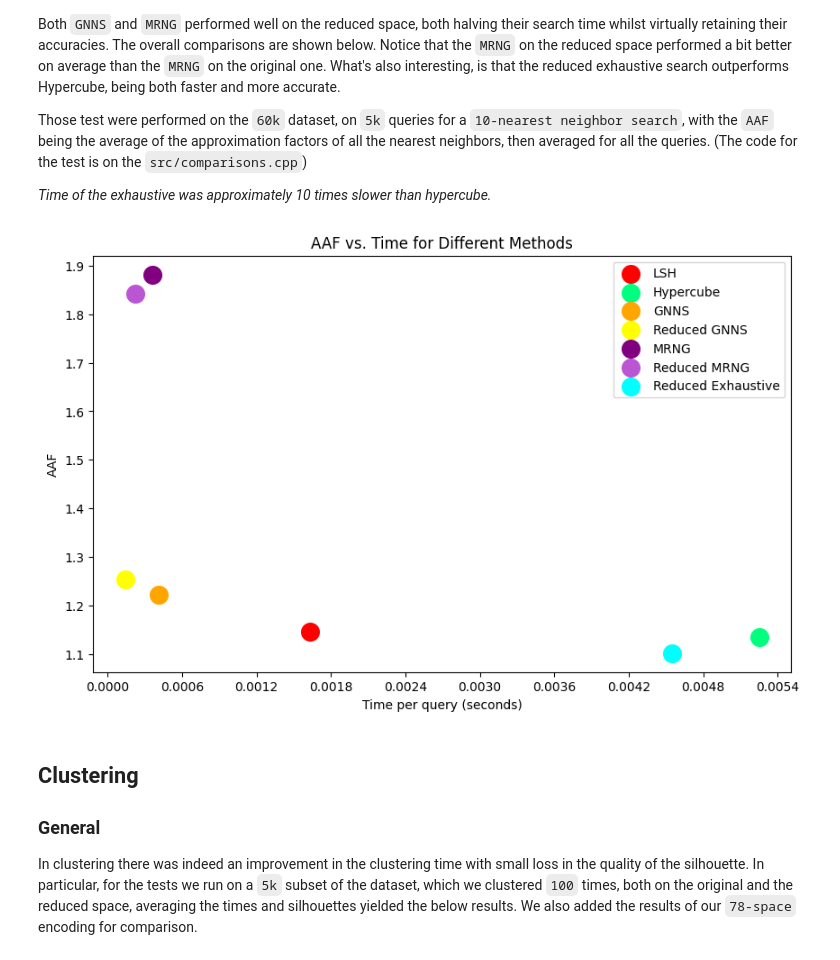
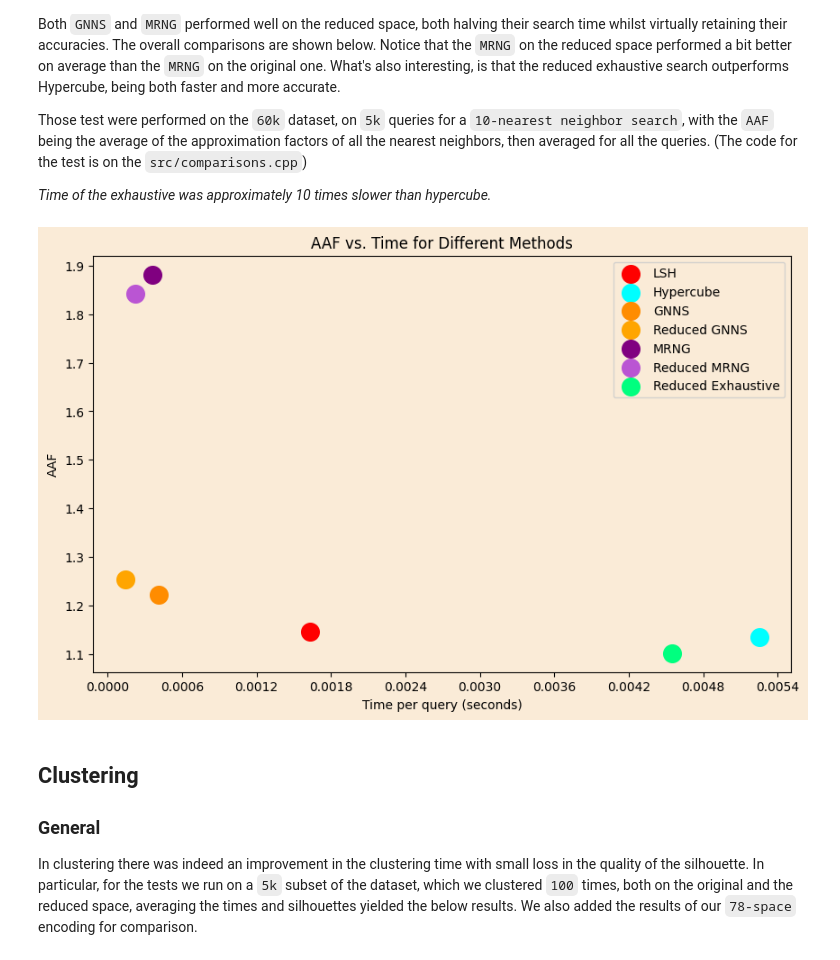
Before and after one commit to UpTheShipCreek/Project2023, a Jupyter notebook: Assignment_3/Comparisons.ipynb, the cells around one changed output. Saved outputs shown, nothing was run; the diff lists cells and outputs as text; code cells hidden in the pictures.

```diff
--- a/Assignment_3/Comparisons.ipynb
+++ b/Assignment_3/Comparisons.ipynb
@@ -17,6 +17,8 @@ This combination on the reduced space is has a max factor of `1.9` compared to t
 Both the `GNNS` and the `MRNG` initializations were significantly faster on the reduced space; `GNNS` was faster because of the faster `LSH` and `MRNG` was faster either because of the faster `LSH` or just because of the faster Eucledean distances, depending on the approach. The times for the for the `60k` dataset are shown below.
 # %%
 import matplotlib.pyplot as plt
+
+plot_colour = 'antiquewhite'
 
 # Data
 algorithms = ['GNNS', 'MRNG']
@@ -28,14 +30,16 @@ bar_width = 0.35
 
 # Set up figure and axes
 fig, ax = plt.subplots(figsize=(10, 6))
+fig.set_facecolor(plot_colour)
+ax.set_facecolor(plot_colour)
 
 # Bar positions
 original_positions = range(len(algorithms))
 reduced_positions = [pos + bar_width for pos in original_positions]
 
 # Plot bars with different colors for each step
-original_bars = ax.bar(original_positions, original_times, width=bar_width, label='Original', color=['gold','mediumorchid'])
-reduced_bars = ax.bar(reduced_positions, reduced_times, width=bar_width, label='Reduced', color=['khaki','plum'])
+original_bars = ax.bar(original_positions, original_times, width=bar_width, color=['darkorange','mediumorchid'])
+reduced_bars = ax.bar(reduced_positions, reduced_times, width=bar_width, color=['orange','plum'])
 
 # Add labels, title, and legend
 ax.set_xlabel('Algorithms')
@@ -59,42 +64,39 @@ Those test were performed on the `60k` dataset, on `5k` queries for a `10-neares
 # %%
 import matplotlib.pyplot as plt
 from matplotlib.ticker import MaxNLocator
-
-# True Exhaustive: 0.048623
-# LSH: 0.001629 AAF: 1.146147
-# Hypercube: 0.005254 AAF: 1.134367
-# GNNS: 0.000409 AAF: 1.222639
-# MRNG: 0.000361 AAF: 1.881976
-# Reduced Exhaustive: 0.004547 AAF: 1.101598
-# Reduced GNNS: 0.000140 AAF: 1.254118
-# Reduced MRNG: 0.000219 AAF: 1.842101
 
 # Data
 methods = ['LSH', 'Hypercube', 'GNNS', 'Reduced GNNS', 'MRNG', 'Reduced MRNG', 'Reduced Exhaustive']
 times = [0.001629, 0.005254, 0.000409, 0.000140, 0.000361, 0.000219, 0.004547]
 aaf = [1.146147, 1.134367, 1.222639, 1.254118, 1.881976, 1.842101, 1.101598]
-method_colors = ['red', 'springgreen', 'orange', 'yellow', 'purple','mediumorchid', 'cyan']
+method_colors = ['red', 'cyan', 'darkorange', 'orange', 'purple','mediumorchid', 'springgreen']
 
 # Set up figure and axes
 fig, ax = plt.subplots(figsize=(10, 6))
+fig.set_facecolor(plot_colour)
+ax.set_facecolor(plot_colour)
+
 
 # Plot points for all methods with specified colors
 for i in range(len(methods)):
     ax.scatter(times[i], aaf[i], label=methods[i], color=method_colors[i], s=200)
 
 # Add labels, title, and legend
 ax.set_xlabel('Time per query (seconds)')
 ax.set_ylabel('AAF')
 ax.set_title('AAF vs. Time for Different Methods')
 
 ax.xaxis.set_major_locator(MaxNLocator(integer=True))
 
-ax.legend()
+# Add legend
+legend = ax.legend()
+# Set legend box background color
+legend.get_frame().set_facecolor(plot_colour)
 
 # Show the plot
 plt.show()
 # %% [output]
-[figure, old version]
+[figure, new version]
 # %% [markdown]
 ## Clustering
 ### General
```
Also changed, not shown: parts of 3 cells of this notebook, 58 other files.
